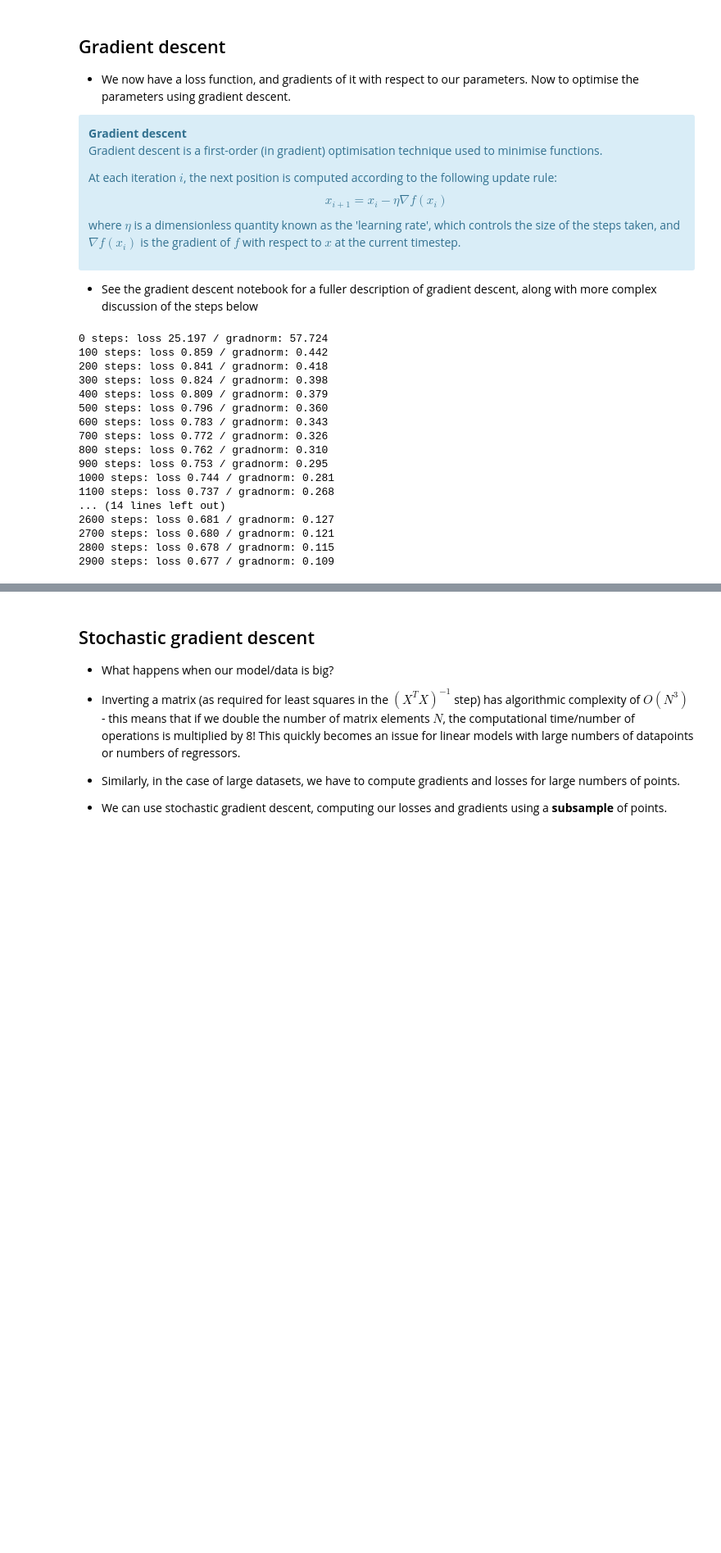
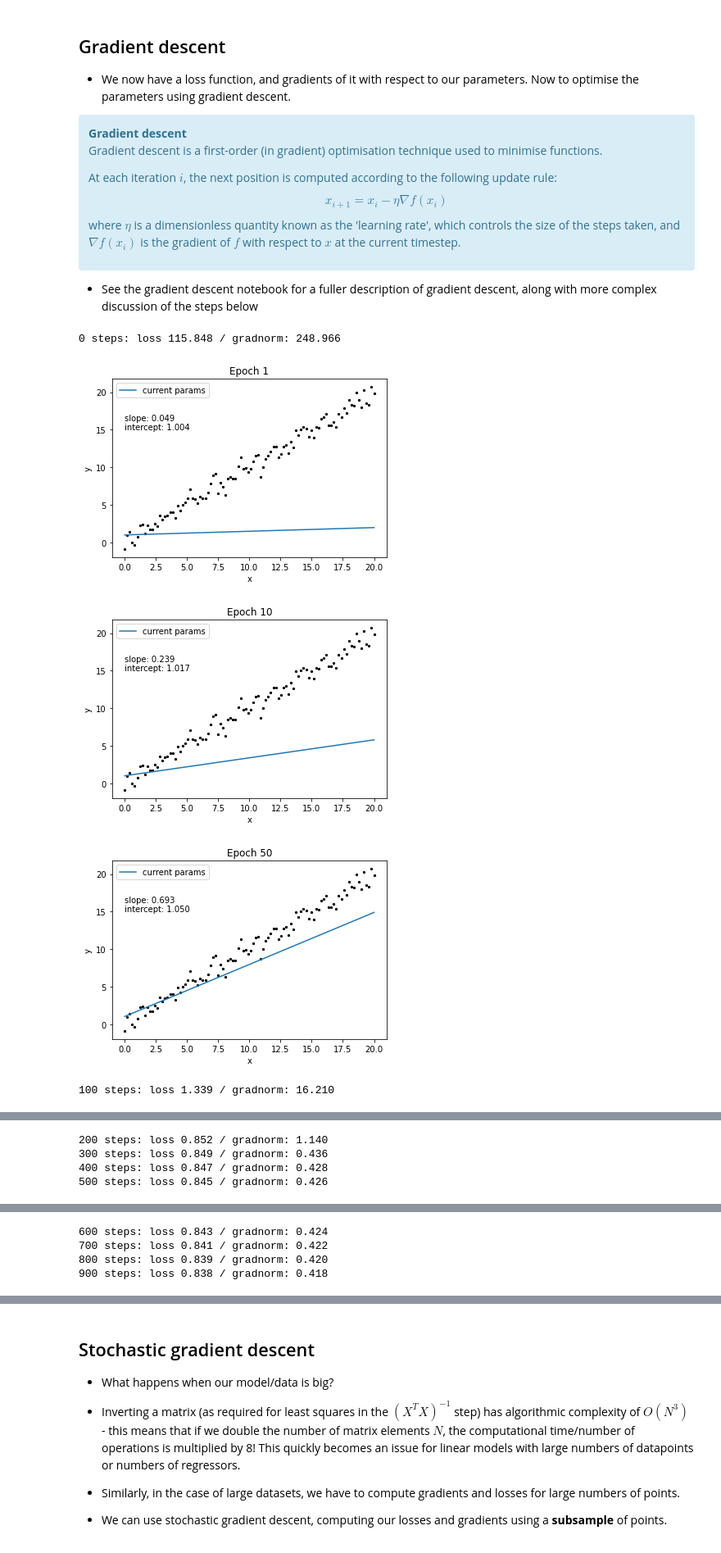
Before and after one commit to raphhbw/WAKE_workshops, a Jupyter notebook: machine_learning/session_01/s1_linearmodelstoml_full.ipynb, the cells around one changed output, grey strips where cells are left out. Shown: that part at 82% size. Saved outputs shown, nothing was run; the diff lists cells and outputs as text; code cells hidden in the pictures; blank space fills up the shorter version.

```diff
--- a/machine_learning/session_01/s1_linearmodelstoml_full.ipynb
+++ b/machine_learning/session_01/s1_linearmodelstoml_full.ipynb
@@ -137,40 +158,40 @@ where $\eta$ is a dimensionless quantity known as the 'learning rate', which con
 # %%
 m_init = 0
 c_init = 1
 init_pars = jnp.array([m_init, c_init])
 _pars = init_pars
 
-eta = 1e-3
-n_optimisation_steps = 3000
+eta = 1e-4
+n_optimisation_steps = 1000
 
 loss_arr = jnp.zeros(n_optimisation_steps)
 grad_arr = jnp.zeros(n_optimisation_steps)
 
 for n in range(n_optimisation_steps):
     _loss = loss_function(_pars, x, y_obs)
     loss_arr = loss_arr.at[n].set(_loss)
 
     _loss_grads = dloss_vec(_pars, x, y_obs)
     grad_arr = grad_arr.at[n].set(jnp.linalg.norm(_loss_grads))
     _pars -= eta * _loss_grads
 
     if not (n % 100):
         print(f"{n} steps: loss {_loss:.3f} / gradnorm: {jnp.linalg.norm(_loss_grads):.3f}")
+
+    # plot at specific intervals
+    if n in [1, 10, 50, 100, 500, 1000, 2000]:
+        _slope, _intercept = _pars
+        plt.scatter(x, y_obs, c='k', s=5)
+        plt.text(0, 15, f"slope: {_slope:.3f} \nintercept: {_intercept:.3f}")
+        plt.plot(x, _intercept + _slope*x, label='current params')
+        plt.xlabel("x")
+        plt.ylabel("y")
+        plt.title(f"Epoch {n}")
+        plt.legend()
+        plt.show()
 # %% [output]
-0 steps: loss 25.197 / gradnorm: 57.724
-100 steps: loss 0.859 / gradnorm: 0.442
-200 steps: loss 0.841 / gradnorm: 0.418
-300 steps: loss 0.824 / gradnorm: 0.398
-400 steps: loss 0.809 / gradnorm: 0.379
-500 steps: loss 0.796 / gradnorm: 0.360
-600 steps: loss 0.783 / gradnorm: 0.343
-700 steps: loss 0.772 / gradnorm: 0.326
-800 steps: loss 0.762 / gradnorm: 0.310
-900 steps: loss 0.753 / gradnorm: 0.295
-1000 steps: loss 0.744 / gradnorm: 0.281
-1100 steps: loss 0.737 / gradnorm: 0.268
-... (14 lines left out)
-2600 steps: loss 0.681 / gradnorm: 0.127
-2700 steps: loss 0.680 / gradnorm: 0.121
-2800 steps: loss 0.678 / gradnorm: 0.115
-2900 steps: loss 0.677 / gradnorm: 0.109
+0 steps: loss 115.848 / gradnorm: 248.966
+[figure, added]
+[figure, added]
+[figure, added]
+100 steps: loss 1.339 / gradnorm: 16.210
@@ -176,0 +199,4 @@ for n in range(n_optimisation_steps):
+200 steps: loss 0.852 / gradnorm: 1.140
+300 steps: loss 0.849 / gradnorm: 0.436
+400 steps: loss 0.847 / gradnorm: 0.428
+500 steps: loss 0.845 / gradnorm: 0.426
@@ -177,3 +204,7 @@ for n in range(n_optimisation_steps):
+600 steps: loss 0.843 / gradnorm: 0.424
+700 steps: loss 0.841 / gradnorm: 0.422
+800 steps: loss 0.839 / gradnorm: 0.420
+900 steps: loss 0.838 / gradnorm: 0.418
 # %%
 analytic_loss = loss_function([m_true, b_true], x, y_obs)
 
```
Also changed, not shown: parts of 15 cells of this notebook.
